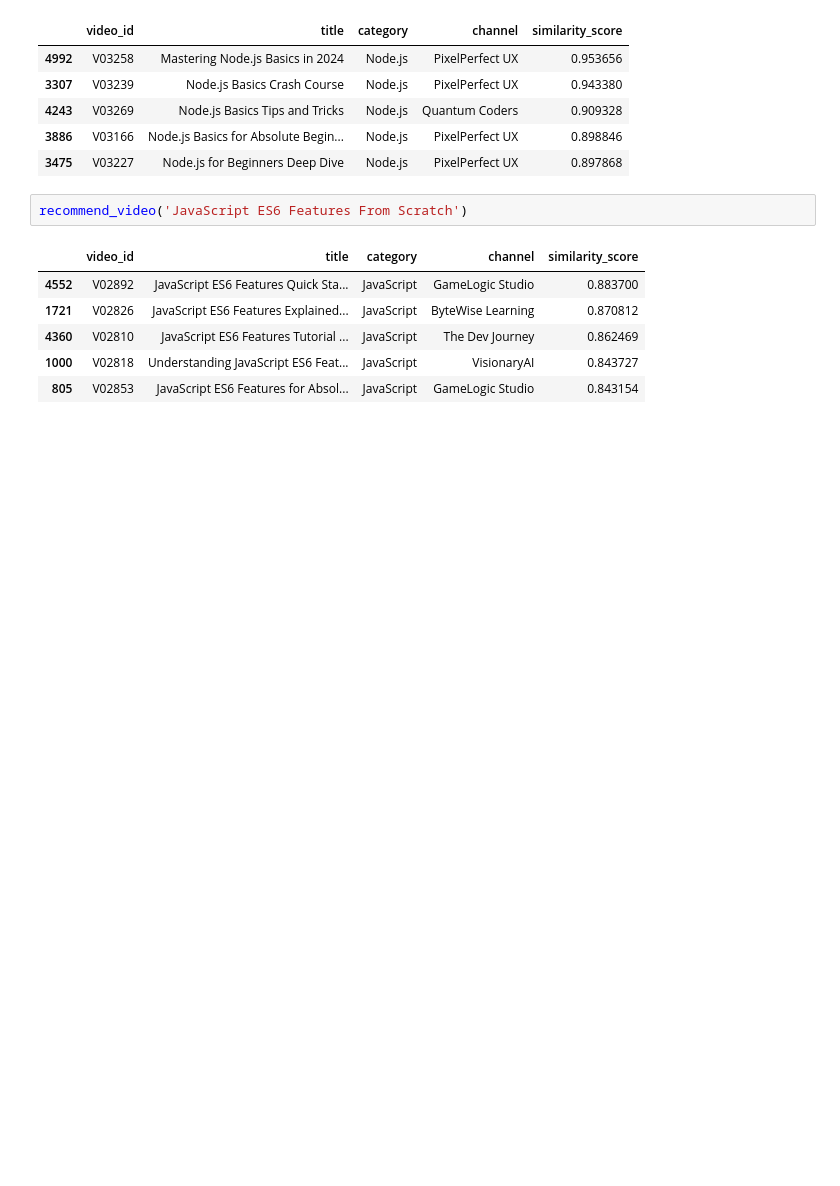
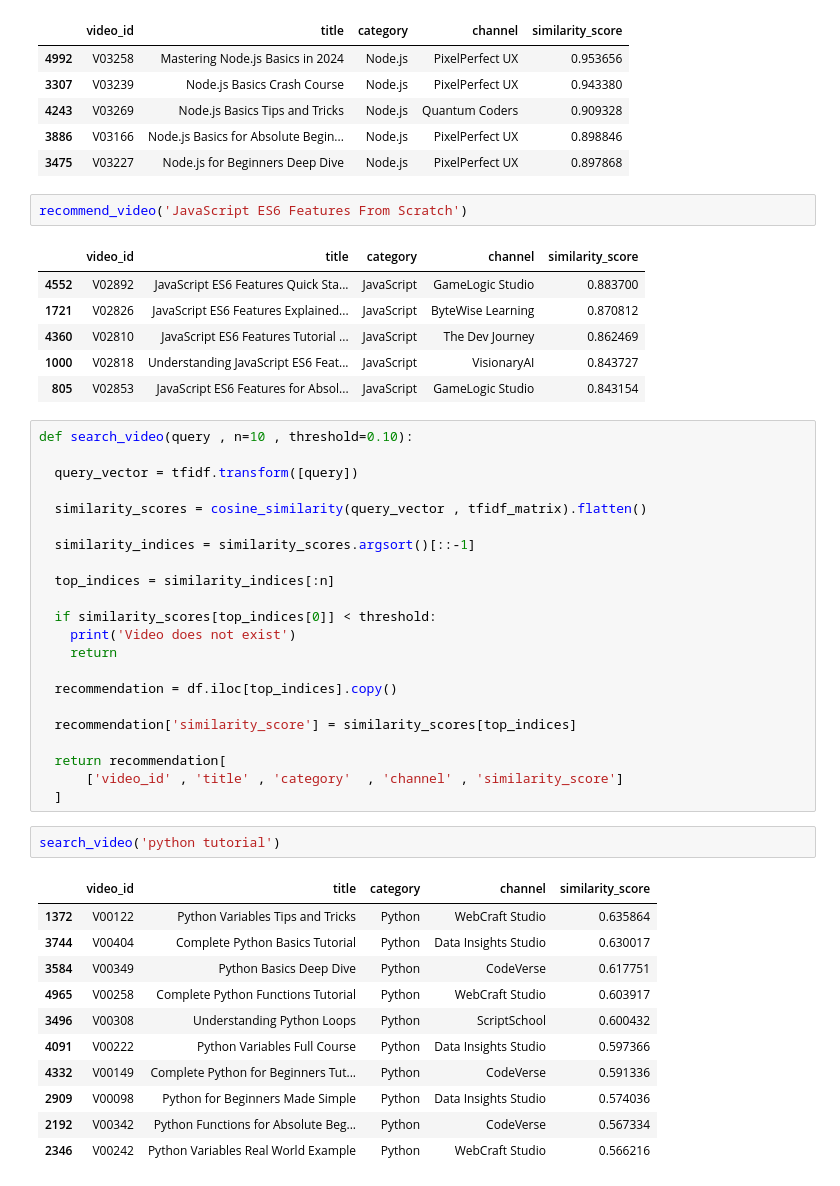
Before and after one commit to prasannaas138-alt/youtube-recommendation-system, a Jupyter notebook: Youtube_Recommendation_System.ipynb, the cells around one changed output. Drawn from its saved outputs; the diff is of its cells as text; blank space fills up the shorter version.

Commit message:
exact-title recommendation to query-based recommendation,

```diff
--- a/Youtube_Recommendation_System.ipynb
+++ b/Youtube_Recommendation_System.ipynb
@@ -270,3 +270,39 @@ recommend_video('JavaScript ES6 Features From Scratch')
 | 4360 | V02810 | JavaScript ES6 Features Tutorial ... | JavaScript | The Dev Journey | 0.862469 |
 | 1000 | V02818 | Understanding JavaScript ES6 Feat... | JavaScript | VisionaryAI | 0.843727 |
 | 805 | V02853 | JavaScript ES6 Features for Absol... | JavaScript | GameLogic Studio | 0.843154 |
+# %%
+def search_video(query , n=10 , threshold=0.10):
+
+  query_vector = tfidf.transform([query])
+
+  similarity_scores = cosine_similarity(query_vector , tfidf_matrix).flatten()
+
+  similarity_indices = similarity_scores.argsort()[::-1]
+
+  top_indices = similarity_indices[:n]
+
+  if similarity_scores[top_indices[0]] < threshold:
+    print('Video does not exist')
+    return
+
+  recommendation = df.iloc[top_indices].copy()
+
+  recommendation['similarity_score'] = similarity_scores[top_indices]
+
+  return recommendation[
+      ['video_id' , 'title' , 'category'  , 'channel' , 'similarity_score']
+  ]
+# %%
+search_video('python tutorial')
+# %% [output]
+|  | video_id | title | category | channel | similarity_score |
+| 1372 | V00122 | Python Variables Tips and Tricks | Python | WebCraft Studio | 0.635864 |
+| 3744 | V00404 | Complete Python Basics Tutorial | Python | Data Insights Studio | 0.630017 |
+| 3584 | V00349 | Python Basics Deep Dive | Python | CodeVerse | 0.617751 |
+| 4965 | V00258 | Complete Python Functions Tutorial | Python | WebCraft Studio | 0.603917 |
+| 3496 | V00308 | Understanding Python Loops | Python | ScriptSchool | 0.600432 |
+| 4091 | V00222 | Python Variables Full Course | Python | Data Insights Studio | 0.597366 |
+| 4332 | V00149 | Complete Python for Beginners Tut... | Python | CodeVerse | 0.591336 |
+| 2909 | V00098 | Python for Beginners Made Simple | Python | Data Insights Studio | 0.574036 |
+| 2192 | V00342 | Python Functions for Absolute Beg... | Python | CodeVerse | 0.567334 |
+| 2346 | V00242 | Python Variables Real World Example | Python | WebCraft Studio | 0.566216 |
```
Also changed, not shown: parts of 2 cells of this notebook.
